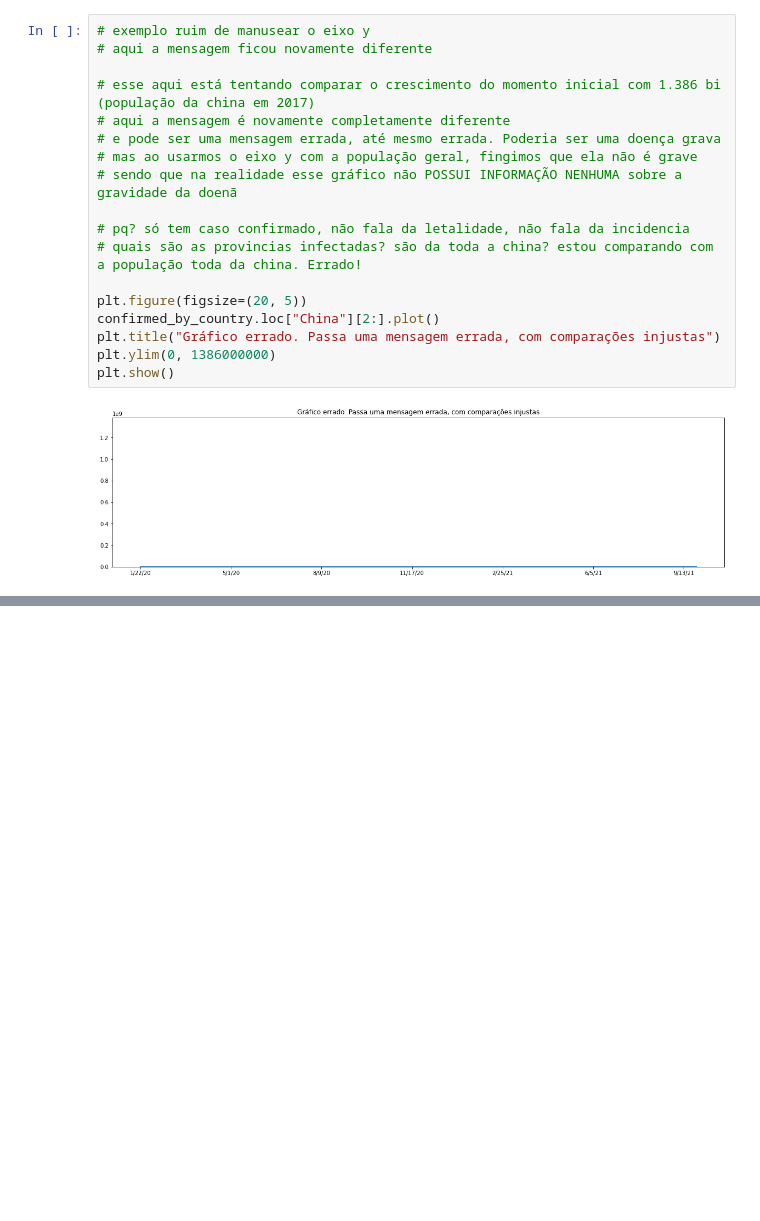
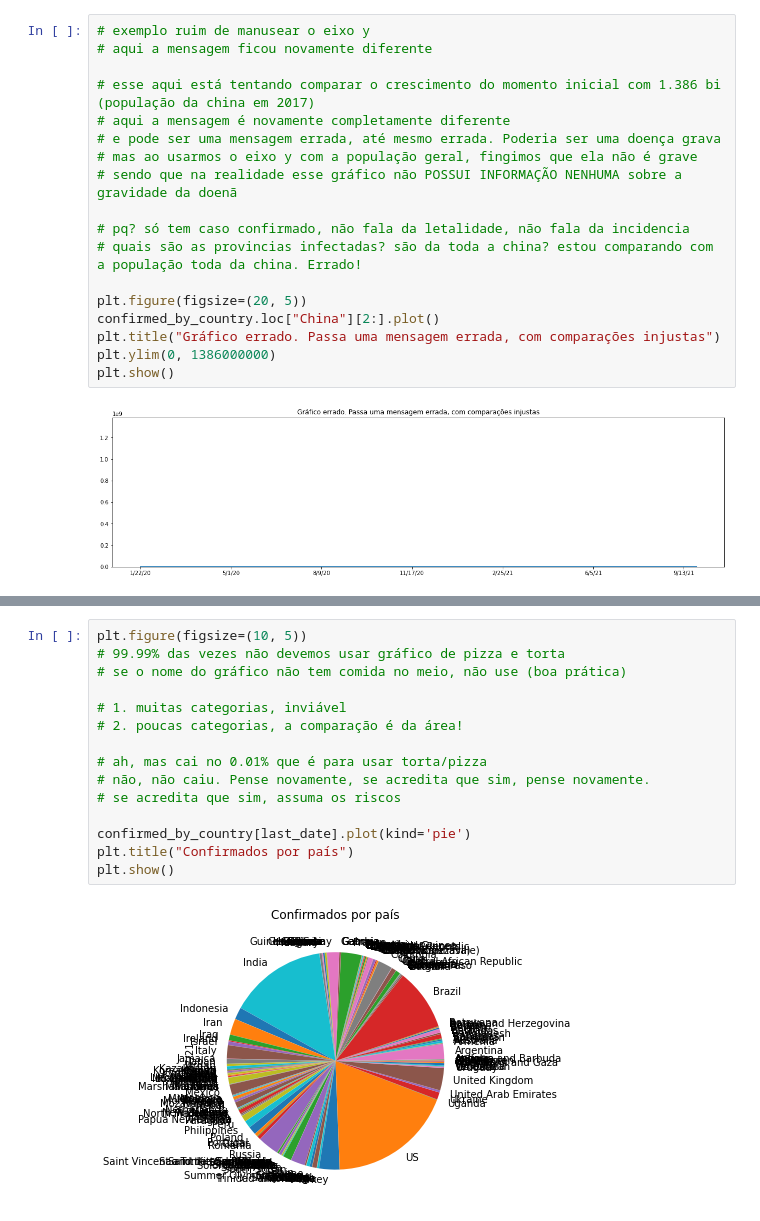
Before and after one commit to joaoavanzini/data-science-analise-saude-medicina-alura, a Jupyter notebook: CursoDataScienceeSaude.ipynb, the cells around one changed output, grey strips where cells are left out. Saved outputs shown, nothing was run; the diff lists cells and outputs as text; blank space fills up the shorter version.

Commit message:
Tortas ou barras para comparar valores

```diff
--- a/CursoDataScienceeSaude.ipynb
+++ b/CursoDataScienceeSaude.ipynb
@@ -267,0 +276,17 @@ new_cases_china.plot()
+# %%
+plt.figure(figsize=(10, 5))
+# 99.99% das vezes não devemos usar gráfico de pizza e torta
+# se o nome do gráfico não tem comida no meio, não use (boa prática)
+
+# 1. muitas categorias, inviável
+# 2. poucas categorias, a comparação é da área!
+
+# ah, mas cai no 0.01% que é para usar torta/pizza
+# não, não caiu. Pense novamente, se acredita que sim, pense novamente.
+# se acredita que sim, assuma os riscos
+
+confirmed_by_country[last_date].plot(kind='pie')
+plt.title("Confirmados por país")
+plt.show()
+# %% [output]
+[figure, added]
```
Also changed, not shown: parts of 9 cells of this notebook.
